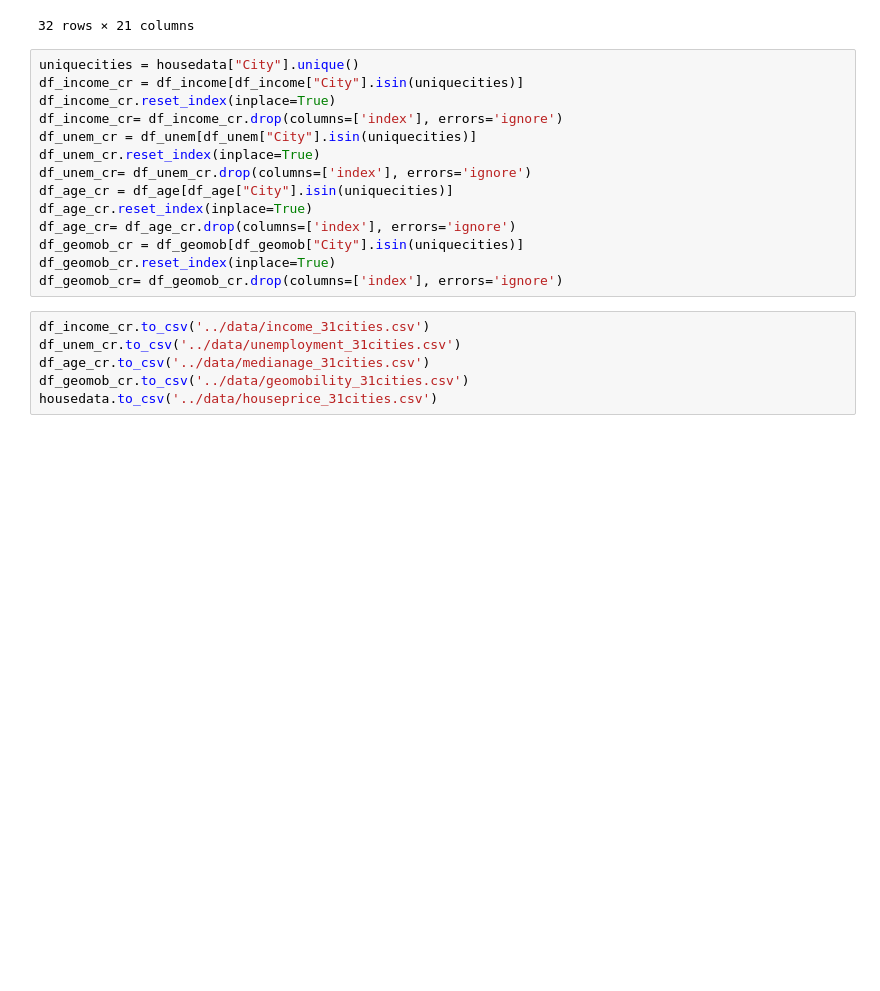
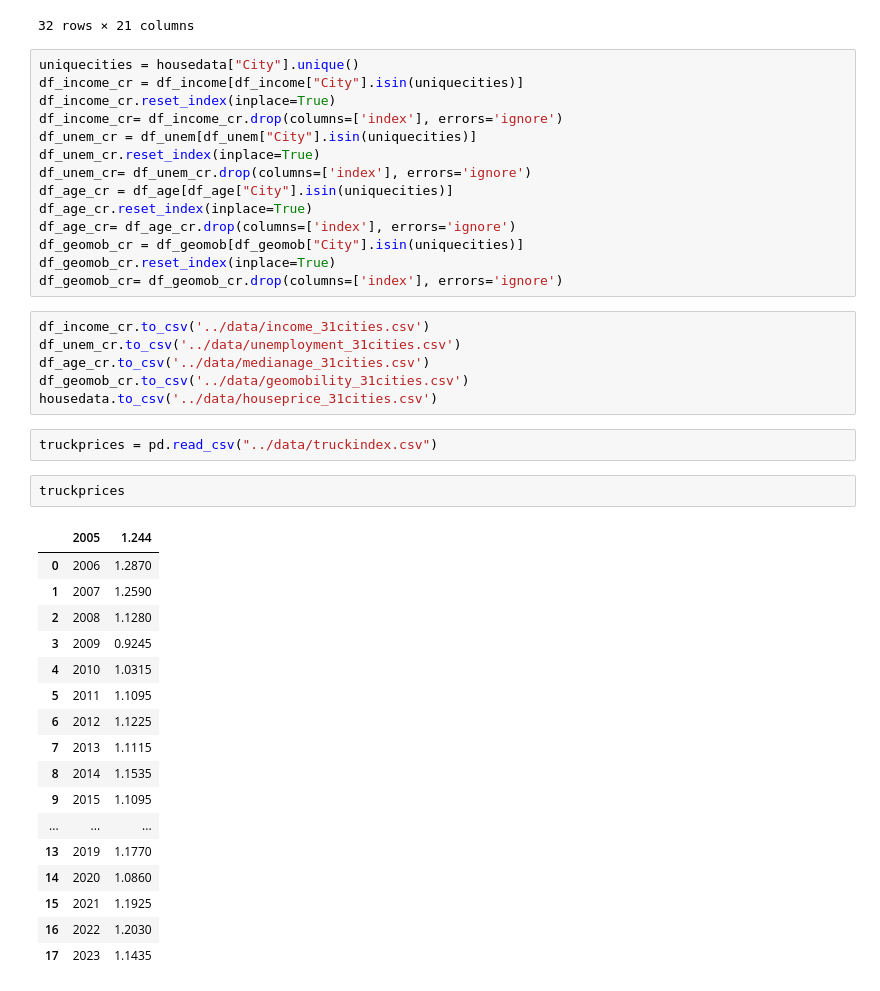
Before and after one commit to ArnavGupta22/PropertyPulse, a Jupyter notebook: djangoProject/djangoProject/DataProcessing/data_processing.ipynb, the cells around one changed output. Cells and saved outputs as stored; diff of their text form; blank space fills up the shorter version.

Commit message:
Truck price index

```diff
--- a/djangoProject/djangoProject/DataProcessing/data_processing.ipynb
+++ b/djangoProject/djangoProject/DataProcessing/data_processing.ipynb
@@ -308,3 +304,25 @@ df_unem_cr.to_csv('../data/unemployment_31cities.csv')
 df_age_cr.to_csv('../data/medianage_31cities.csv')
 df_geomob_cr.to_csv('../data/geomobility_31cities.csv')
 housedata.to_csv('../data/houseprice_31cities.csv')
+# %%
+truckprices = pd.read_csv("../data/truckindex.csv")
+# %%
+truckprices
+# %% [output]
+|  | 2005 | 1.244 |
+| 0 | 2006 | 1.2870 |
+| 1 | 2007 | 1.2590 |
+| 2 | 2008 | 1.1280 |
+| 3 | 2009 | 0.9245 |
+| 4 | 2010 | 1.0315 |
+| 5 | 2011 | 1.1095 |
+| 6 | 2012 | 1.1225 |
+| 7 | 2013 | 1.1115 |
+| 8 | 2014 | 1.1535 |
+| 9 | 2015 | 1.1095 |
+| ... | ... | ... |
+| 13 | 2019 | 1.1770 |
+| 14 | 2020 | 1.0860 |
+| 15 | 2021 | 1.1925 |
+| 16 | 2022 | 1.2030 |
+| 17 | 2023 | 1.1435 |
```
Also changed, not shown: parts of 1 cell of this notebook, 1 other file.
